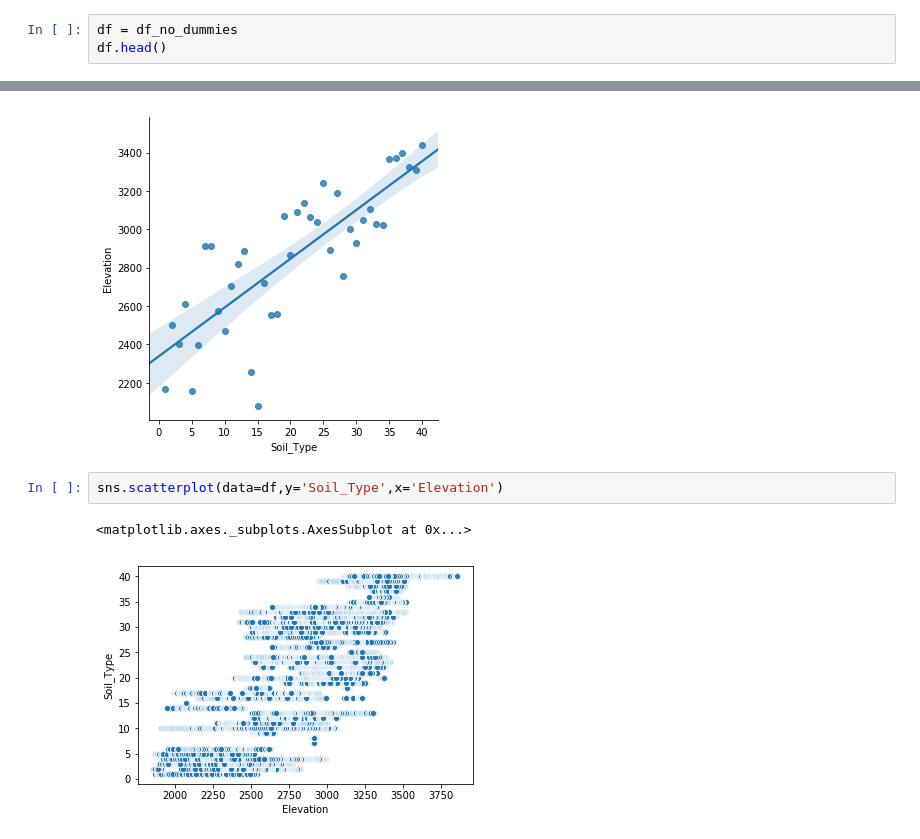
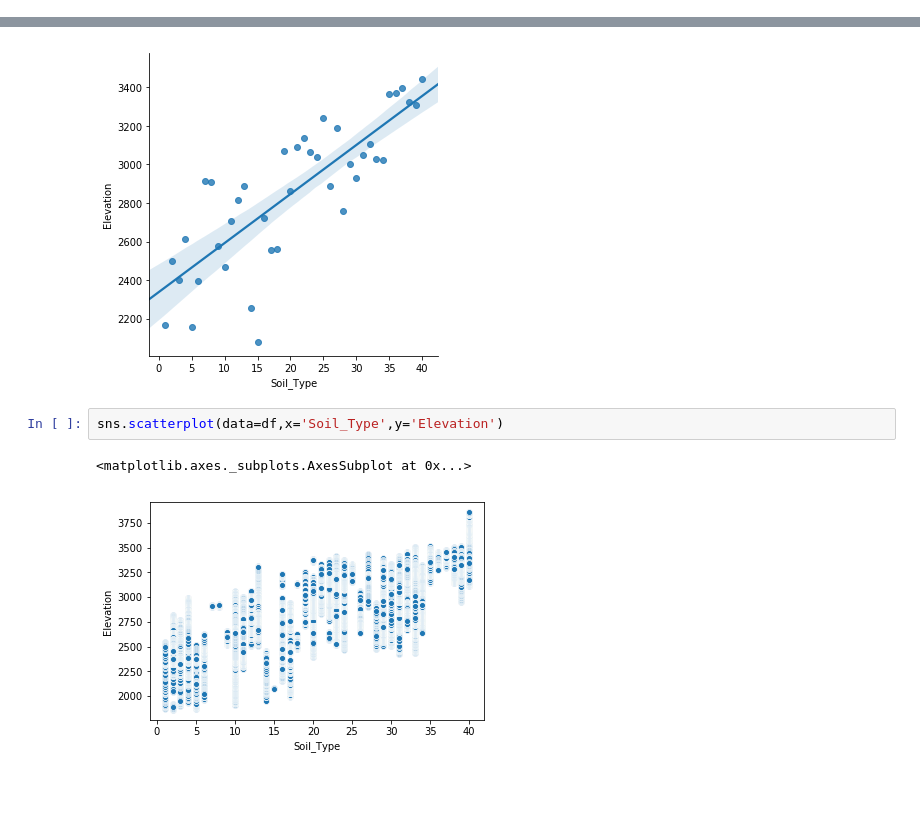
Before and after one commit to Greg-S-12/Tree-Cover-Classification-Project, a Jupyter notebook: EDA_greg.ipynb, the cells around one changed output, grey strips where cells are left out. Cells and saved outputs as stored; diff of their text form; blank space fills up the shorter version.

```diff
--- a/EDA_greg.ipynb
+++ b/EDA_greg.ipynb
@@ -106,3 +115,0 @@ sns.boxplot(data=df,x=df.Cover_Type,y="Horizontal_Distance_To_Roadways",ax=axes[
-# %%
-df = df_no_dummies
-df.head()
@@ -127,7 +127,7 @@ sns.lmplot(data=df_soils_mean,x='Soil_Type',y='Elevation')
 <seaborn.axisgrid.FacetGrid at 0x...>
 [figure]
 # %%
-sns.scatterplot(data=df,y='Soil_Type',x='Elevation')
+sns.scatterplot(data=df,x='Soil_Type',y='Elevation')
 # %% [output]
 <matplotlib.axes._subplots.AxesSubplot at 0x...>
-[figure, old version]
+[figure, new version]
```
Also changed, not shown: parts of 11 cells of this notebook.
